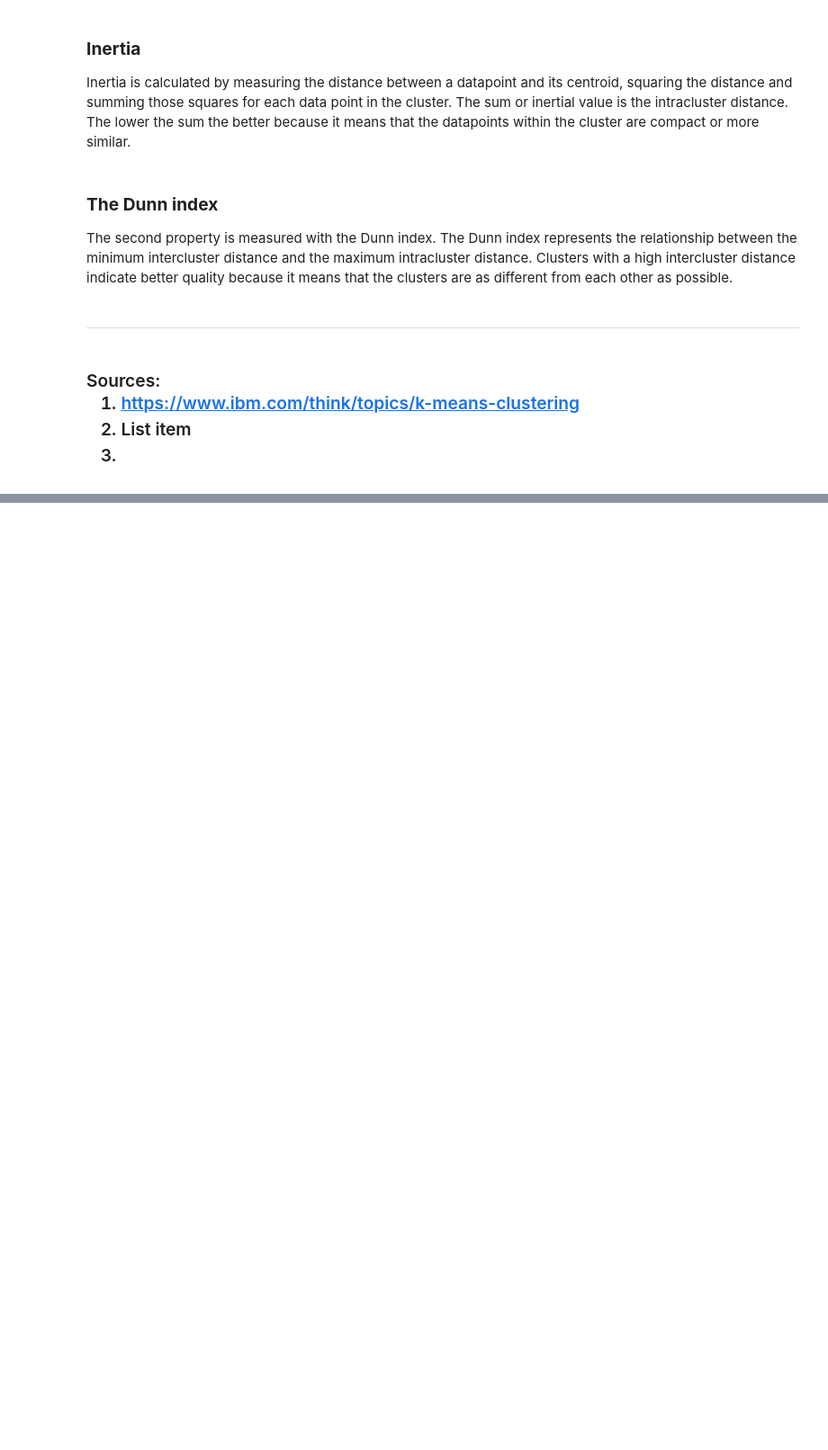
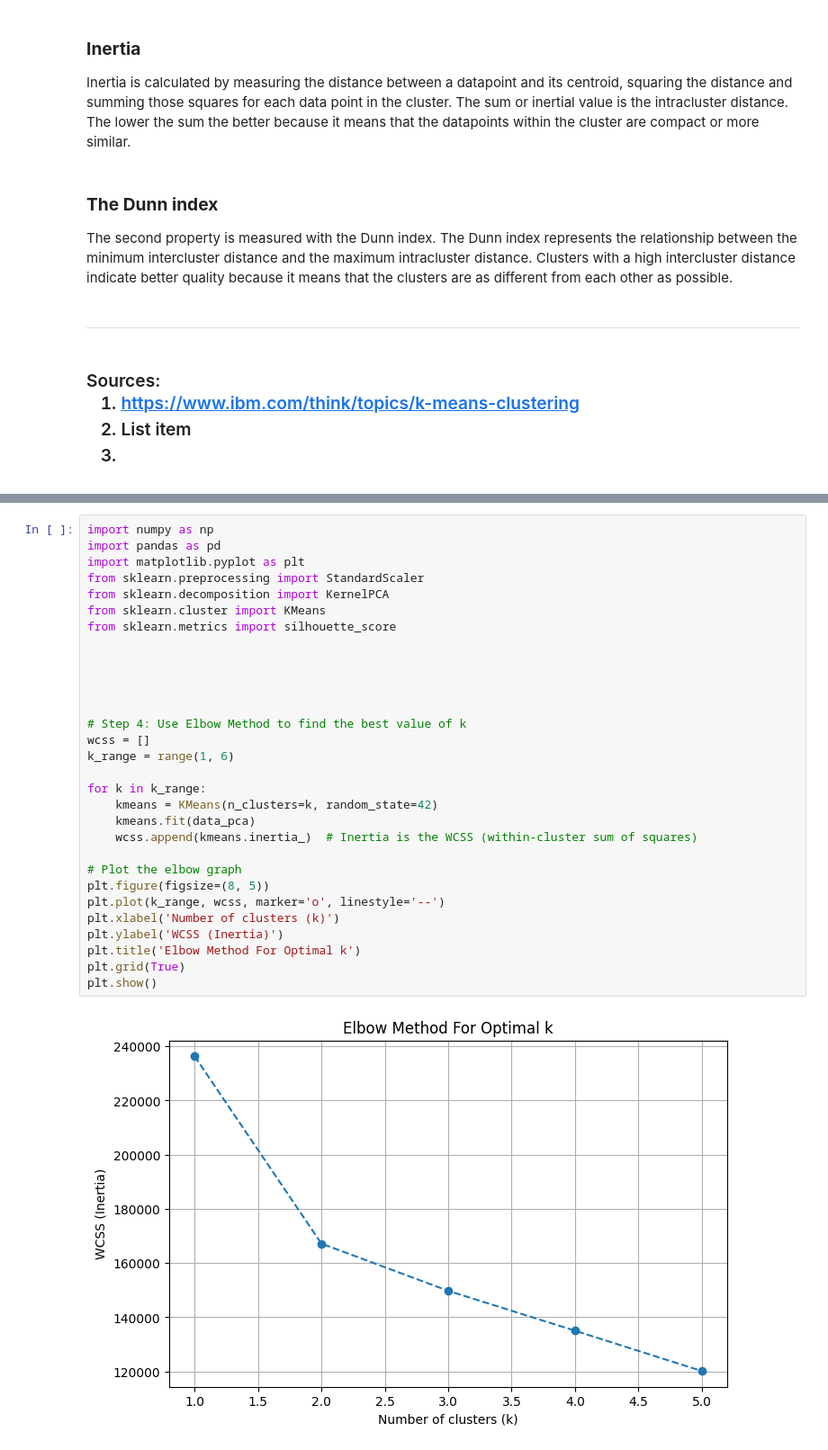
Before and after one commit to philnumpy/PRML-PROJECT, a Jupyter notebook: KMeans.ipynb, the cells around one changed output, grey strips where cells are left out. Shown at 90% size. Cells and saved outputs as stored; diff of their text form; blank space fills up the shorter version.

```diff
--- a/KMeans.ipynb
+++ b/KMeans.ipynb
@@ -316,0 +351,32 @@ The second property is measured with the Dunn index. The Dunn index represents t
+# %%
+import numpy as np
+import pandas as pd
+import matplotlib.pyplot as plt
+from sklearn.preprocessing import StandardScaler
+from sklearn.decomposition import KernelPCA
+from sklearn.cluster import KMeans
+from sklearn.metrics import silhouette_score
+
+
+
+
+
+# Step 4: Use Elbow Method to find the best value of k
+wcss = []
+k_range = range(1, 6)
+
+for k in k_range:
+    kmeans = KMeans(n_clusters=k, random_state=42)
+    kmeans.fit(data_pca)
+    wcss.append(kmeans.inertia_)  # Inertia is the WCSS (within-cluster sum of squares)
+
+# Plot the elbow graph
+plt.figure(figsize=(8, 5))
+plt.plot(k_range, wcss, marker='o', linestyle='--')
+plt.xlabel('Number of clusters (k)')
+plt.ylabel('WCSS (Inertia)')
+plt.title('Elbow Method For Optimal k')
+plt.grid(True)
+plt.show()
+# %% [output]
+[figure, added]
```
Also changed, not shown: parts of 4 cells of this notebook.
